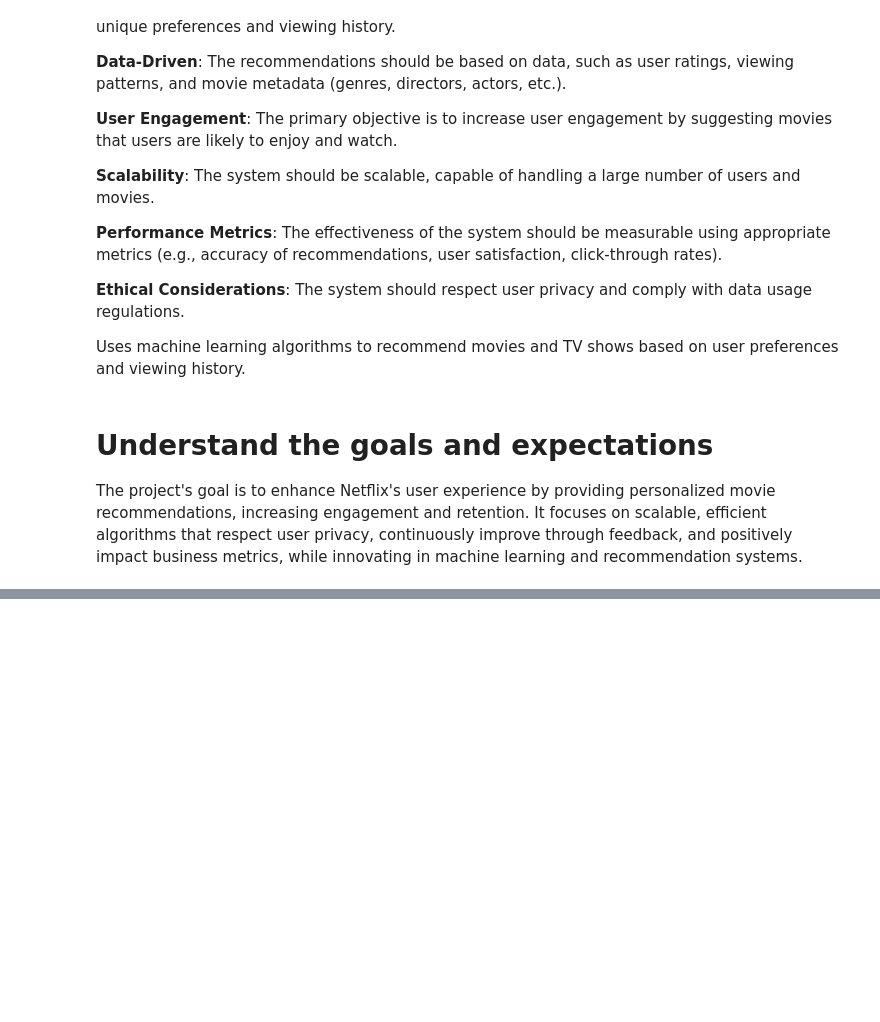
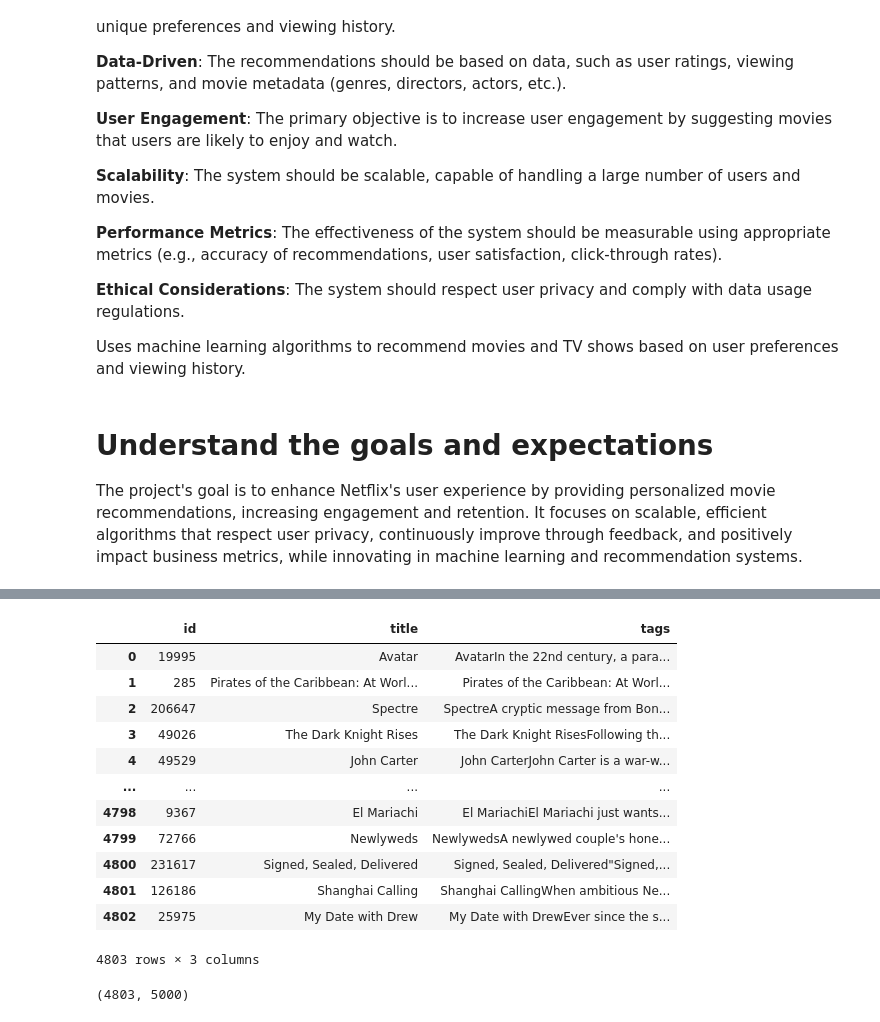
Before and after one commit to thinklikeacto/machine-learning-project-marathon, a Jupyter notebook: netflix-personalized-movie-recommendations.ipynb, the cells around one changed output, grey strips where cells are left out. Cells and saved outputs as stored; diff of their text form; code cells hidden in the pictures; blank space fills up the shorter version.

```diff
--- a/netflix-personalized-movie-recommendations.ipynb
+++ b/netflix-personalized-movie-recommendations.ipynb
@@ -42,0 +169,18 @@ for dirname, _, filenames in os.walk('/kaggle/input'):
+# %%
+movies_df = movies.drop(columns=['keywords','overview','genres'])
+# %%
+movies_df
+# %% [output]
+|  | id | title | tags |
+| 0 | 19995 | Avatar | AvatarIn the 22nd century, a para... |
+| 1 | 285 | Pirates of the Caribbean: At Worl... | Pirates of the Caribbean: At Worl... |
+| 2 | 206647 | Spectre | SpectreA cryptic message from Bon... |
+| 3 | 49026 | The Dark Knight Rises | The Dark Knight RisesFollowing th... |
+| 4 | 49529 | John Carter | John CarterJohn Carter is a war-w... |
+| ... | ... | ... | ... |
+| 4798 | 9367 | El Mariachi | El MariachiEl Mariachi just wants... |
+| 4799 | 72766 | Newlyweds | NewlywedsA newlywed couple's hone... |
+| 4800 | 231617 | Signed, Sealed, Delivered | Signed, Sealed, Delivered"Signed,... |
+| 4801 | 126186 | Shanghai Calling | Shanghai CallingWhen ambitious Ne... |
+| 4802 | 25975 | My Date with Drew | My Date with DrewEver since the s... |
+4803 rows × 3 columns
@@ -42,0 +191,4 @@ for dirname, _, filenames in os.walk('/kaggle/input'):
+# %%
+vector.shape
+# %% [output]
+(4803, 5000)
```
Also changed, not shown: parts of 17 cells of this notebook.
